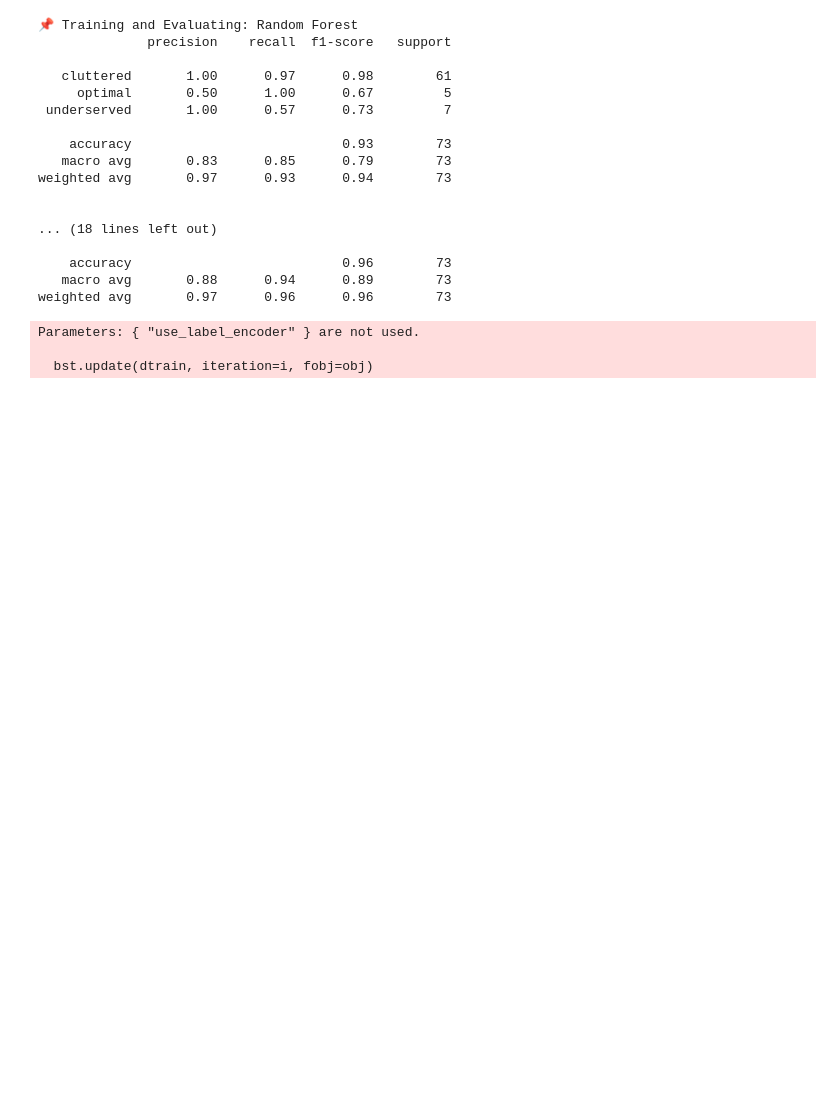
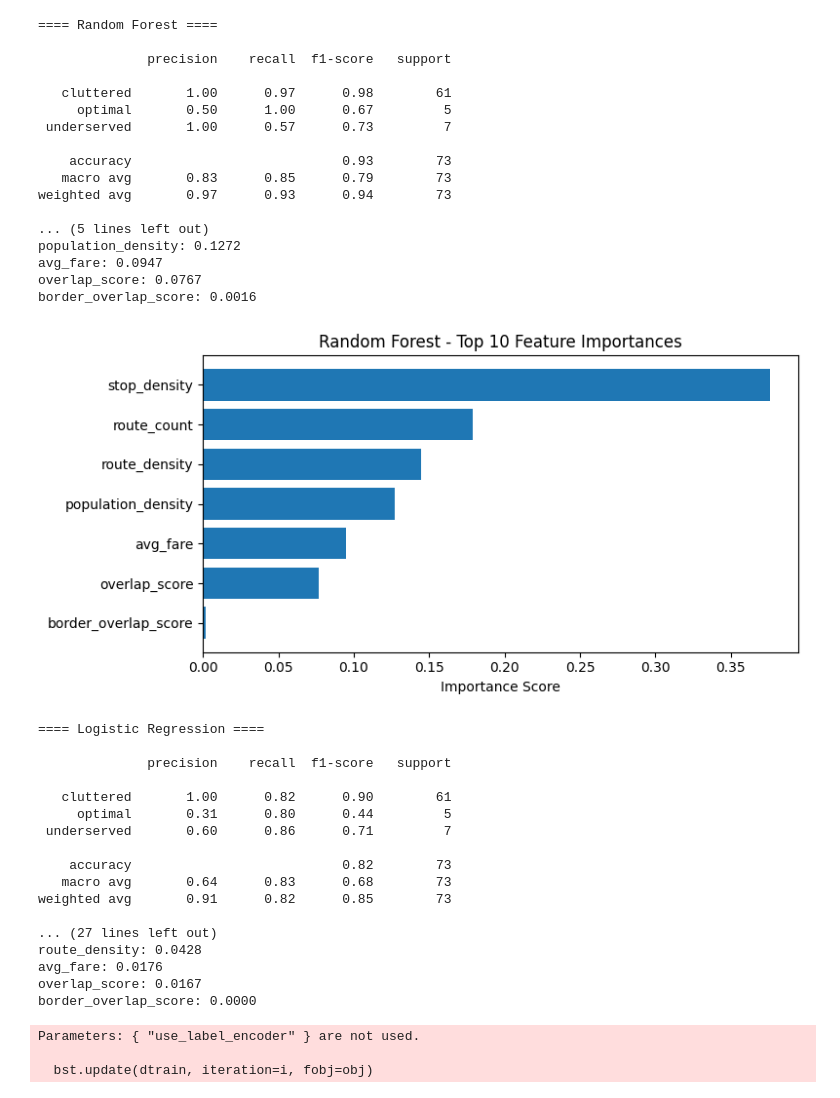
Before and after one commit to arshilyusuf/TransitAnalyzer, a Jupyter notebook: notebooks/04_model_training.ipynb, the cells around one changed output. Cells and saved outputs as stored; diff of their text form; code cells hidden in the pictures; blank space fills up the shorter version.

```diff
--- a/notebooks/04_model_training.ipynb
+++ b/notebooks/04_model_training.ipynb
@@ -33,37 +33,85 @@ X_resampled, y_resampled = sm.fit_resample(X_train, y_train)
 # %%
 from sklearn.ensemble import RandomForestClassifier
 from sklearn.linear_model import LogisticRegression
 from xgboost import XGBClassifier
 from sklearn.metrics import classification_report
+import matplotlib.pyplot as plt
+import numpy as np
 
 models = {
     "Random Forest": RandomForestClassifier(n_estimators=100, random_state=42),
     "Logistic Regression": LogisticRegression(max_iter=1000),
     "XGBoost": XGBClassifier(use_label_encoder=False, eval_metric='mlogloss')
 }
 
 for name, model in models.items():
+    print(f"\n==== {name} ====\n")
     model.fit(X_resampled, y_resampled)
     y_pred = model.predict(X_test)
     print(classification_report(y_test, y_pred, target_names=le.classes_))
+
+    # Feature importance
+    if hasattr(model, "feature_importances_"):
+        importances = model.feature_importances_
+        indices = np.argsort(importances)[::-1]
+        feature_names_sorted = [X.columns[i] for i in indices]
+
+        print("\nTop 10 Feature Importances:")
+        for i in range(min(10, len(importances))):
+            print(f"{feature_names_sorted[i]}: {importances[indices[i]]:.4f}")
+
+        # Optional: plot feature importances
+        plt.figure(figsize=(8, 4))
+        plt.barh(feature_names_sorted[:10][::-1], importances[indices[:10]][::-1])
+        plt.title(f"{name} - Top 10 Feature Importances")
+        plt.xlabel("Importance Score")
+        plt.tight_layout()
+        plt.show()
+
+    elif hasattr(model, "coef_"):
+        coef = model.coef_[0]
+        indices = np.argsort(np.abs(coef))[::-1]
+        feature_names_sorted = [X.columns[i] for i in indices]
+
+        print("\nTop 10 Coefficients (by magnitude):")
+        for i in range(min(10, len(coef))):
+            print(f"{feature_names_sorted[i]}: {coef[indices[i]]:.4f}")
 # %% [output]
-📌 Training and Evaluating: Random Forest
+==== Random Forest ====
+
               precision    recall  f1-score   support
 
    cluttered       1.00      0.97      0.98        61
      optimal       0.50      1.00      0.67         5
  underserved       1.00      0.57      0.73         7
 
     accuracy                           0.93        73
    macro avg       0.83      0.85      0.79        73
 weighted avg       0.97      0.93      0.94        73
 
-
-... (18 lines left out)
-
-    accuracy                           0.96        73
-   macro avg       0.88      0.94      0.89        73
-weighted avg       0.97      0.96      0.96        73
+... (5 lines left out)
+population_density: 0.1272
+avg_fare: 0.0947
+overlap_score: 0.0767
+border_overlap_score: 0.0016
+[figure, added]
-Parameters: { "use_label_encoder" } are not used.
+==== Logistic Regression ====
 
-  bst.update(dtrain, iteration=i, fobj=obj)
+              precision    recall  f1-score   support
+
+   cluttered       1.00      0.82      0.90        61
+     optimal       0.31      0.80      0.44         5
+ underserved       0.60      0.86      0.71         7
+
+    accuracy                           0.82        73
+   macro avg       0.64      0.83      0.68        73
+weighted avg       0.91      0.82      0.85        73
+
+... (27 lines left out)
+route_density: 0.0428
+avg_fare: 0.0176
+overlap_score: 0.0167
+border_overlap_score: 0.0000
+Parameters: { "use_label_encoder" } are not used.
+
+  bst.update(dtrain, iteration=i, fobj=obj)
```
Also changed, not shown: parts of 2 cells of this notebook.
